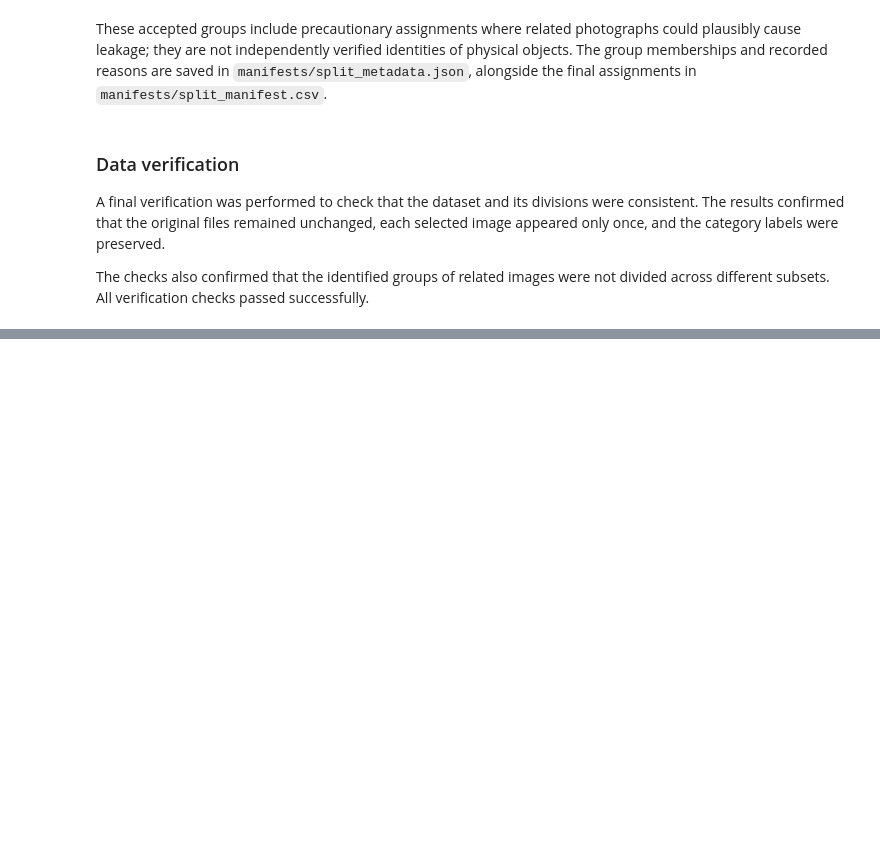
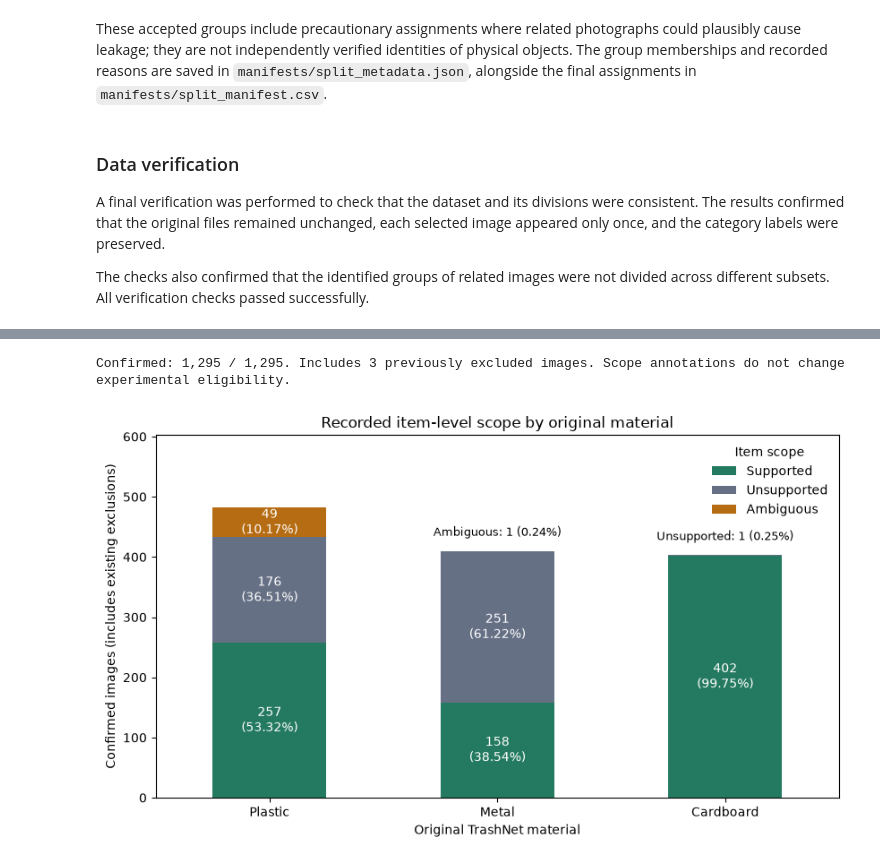
Before and after one commit to dspedrazag/WasteWise, a Jupyter notebook: playground.ipynb, the cells around one changed output, grey strips where cells are left out. Saved outputs shown, nothing was run; the diff lists cells and outputs as text; code cells hidden in the pictures; blank space fills up the shorter version.

```diff
--- a/playground.ipynb
+++ b/playground.ipynb
@@ -557,0 +648,75 @@ assert all(checks.values()), "A preparation check failed; inspect the table befo
+# %%
+# Read the authoritative annotations without changing or reinterpreting them.
+review_annotations = pd.read_csv(
+    manifest_dir / "item_review_v1.csv", dtype=str, keep_default_na=False)
+review_annotations = review_annotations.loc[
+    review_annotations["original_label"].isin(review_materials)].copy()
+review_confirmed = review_annotations.loc[
+    review_annotations["review_status"].eq("confirmed")]
+review_scopes = ["supported", "unsupported", "ambiguous"]
+if not review_confirmed["scope_status"].isin(review_scopes).all():
+    raise ValueError("Unexpected saved scope status; inspect the manifest before summarizing.")
+
+review_scope_counts = pd.crosstab(
+    review_confirmed["original_label"], review_confirmed["scope_status"]
+).reindex(index=review_materials, columns=review_scopes, fill_value=0)
+review_confirmed_totals = review_scope_counts.sum(axis=1)
+# A zero denominator is unavailable, not a claim of zero-percent coverage.
+review_scope_percentages = review_scope_counts.div(
+    review_confirmed_totals.replace(0, float("nan")), axis=0) * 100
+review_record_totals = review_annotations["original_label"].value_counts().reindex(
+    review_materials, fill_value=0)
+review_scope_table = pd.DataFrame({
+    "Review records": review_record_totals,
+    "Confirmed": review_confirmed_totals,
+    "Pending": review_record_totals - review_confirmed_totals,
+    "Confirmed, already excluded": review_confirmed.loc[
+        review_confirmed["excluded"].eq("true"), "original_label"
+    ].value_counts().reindex(review_materials, fill_value=0),
+})
+for scope in review_scopes:
+    review_scope_table[scope.title() + " n (%)"] = [
+        f"{int(count):,} ({percent:.2f}%)" if pd.notna(percent) else f"{int(count):,} (n/a)"
+        for count, percent in zip(review_scope_counts[scope], review_scope_percentages[scope])
+    ]
+review_scope_table.index = review_material_names
+review_scope_table.index.name = "Original material"
+display(review_scope_table)
+print(
+    f"Confirmed: {int(review_confirmed_totals.sum()):,} / {len(review_annotations):,}. "
+    f"Includes {int(review_confirmed['excluded'].eq('true').sum()):,} previously excluded images. "
+    "Scope annotations do not change experimental eligibility."
+)
+
+fig, ax = plt.subplots(figsize=(8.5, 5))
+review_scope_counts.rename(columns=str.title).plot.bar(
+    ax=ax, stacked=True, color=["#247a60", "#667085", "#b66c12"], rot=0)
+small_scope_labels = {material: [] for material in review_materials}
+for scope, container in zip(review_scopes, ax.containers):
+    labels = []
+    for material in review_materials:
+        count = int(review_scope_counts.loc[material, scope])
+        percent = review_scope_percentages.loc[material, scope]
+        if count and percent >= 8:
+            labels.append(f"{count:,}\n({percent:.2f}%)")
+        else:
+            labels.append("")
+            if count:
+                small_scope_labels[material].append(f"{scope.title()}: {count} ({percent:.2f}%)")
+    ax.bar_label(container, labels=labels, label_type="center", color="white", fontsize=10)
+# Keep very small nonzero segments readable without hiding or enlarging them.
+for position, material in enumerate(review_materials):
+    if small_scope_labels[material]:
+        ax.annotate("\n".join(small_scope_labels[material]),
+                    (position, review_confirmed_totals.loc[material]), xytext=(0, 10),
+                    textcoords="offset points", ha="center", va="bottom", fontsize=9)
+ax.set_xticks(range(len(review_materials)), review_material_names)
+ax.set_ylim(0, max(int(review_confirmed_totals.max()), 1) * 1.25)
+ax.set_title("Recorded item-level scope by original material")
+ax.set_xlabel("Original TrashNet material")
+ax.set_ylabel("Confirmed images (includes existing exclusions)")
+ax.legend(title="Item scope", frameon=False, loc="upper right")
+fig.tight_layout()
+display(fig)
+plt.close(fig)
+# %% [output]
@@ -557,0 +728,2 @@ assert all(checks.values()), "A preparation check failed; inspect the table befo
+Confirmed: 1,295 / 1,295. Includes 3 previously excluded images. Scope annotations do not change experimental eligibility.
+[figure, added]
```
Also changed, not shown: parts of 22 cells of this notebook, 8 other files.
